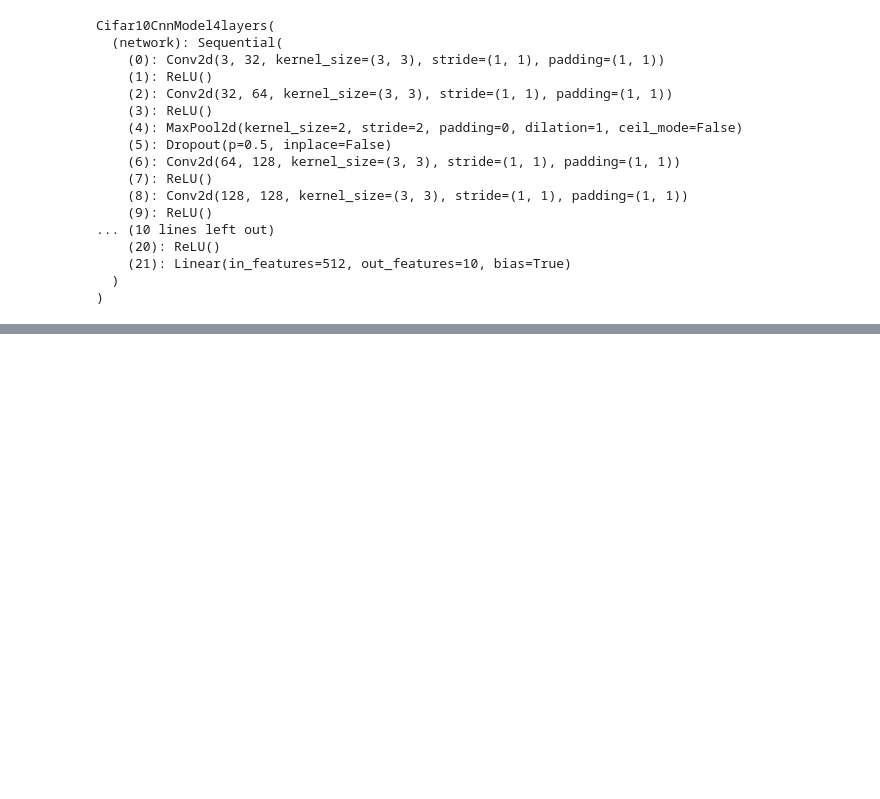
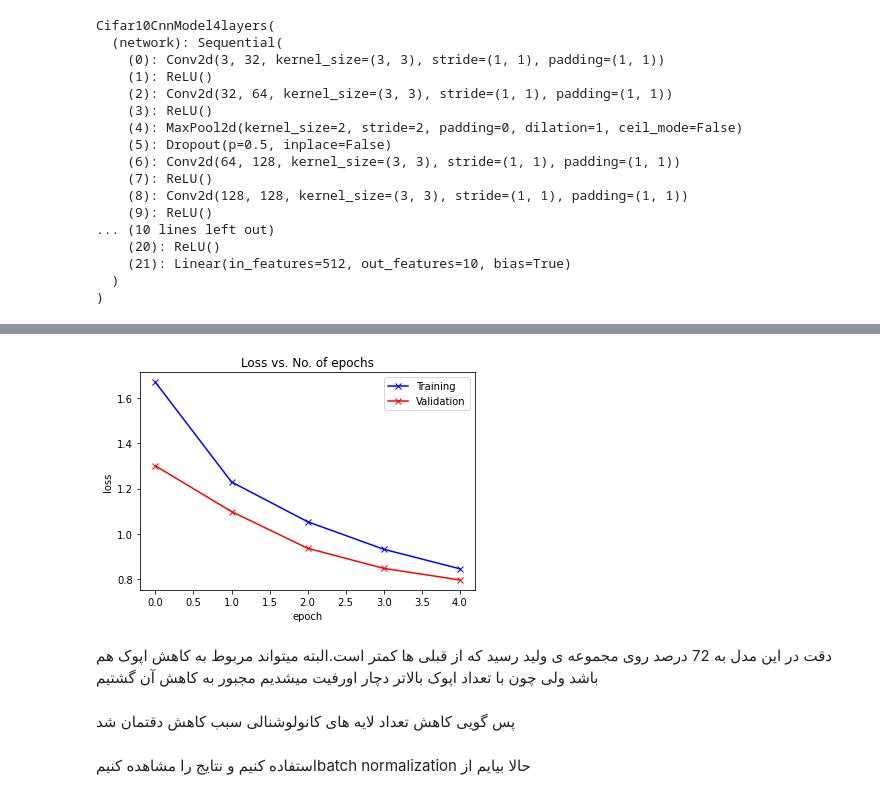
Before and after one commit to sanaaria/Ann, a Jupyter notebook: Ann_HW02.ipynb, the cells around one changed output, grey strips where cells are left out. Cells and saved outputs as stored; diff of their text form; code cells hidden in the pictures; blank space fills up the shorter version.

```diff
--- a/Ann_HW02.ipynb
+++ b/Ann_HW02.ipynb
@@ -629,0 +719,10 @@ evaluate(model2, test_loader)
+# %%
+plot_losses(history)
+# %% [output]
+[figure, added]
+# %% [markdown]
+دقت در این مدل به 72 درصد روی مجموعه ی ولید رسید که از قبلی ها کمتر است.البته میتواند مربوط به کاهش اپوک هم باشد ولی چون با تعداد اپوک بالاتر دچار اورفیت میشدیم مجبور به کاهش آن گشتیم
+# %% [markdown]
+پس گویی کاهش تعداد لایه های کانولوشنالی سبب کاهش دقتمان شد
+# %% [markdown]
+ استفاده کنیم و نتایج را مشاهده کنیمbatch normalization حالا بیایم از
```
Also changed, not shown: parts of 33 cells of this notebook.
